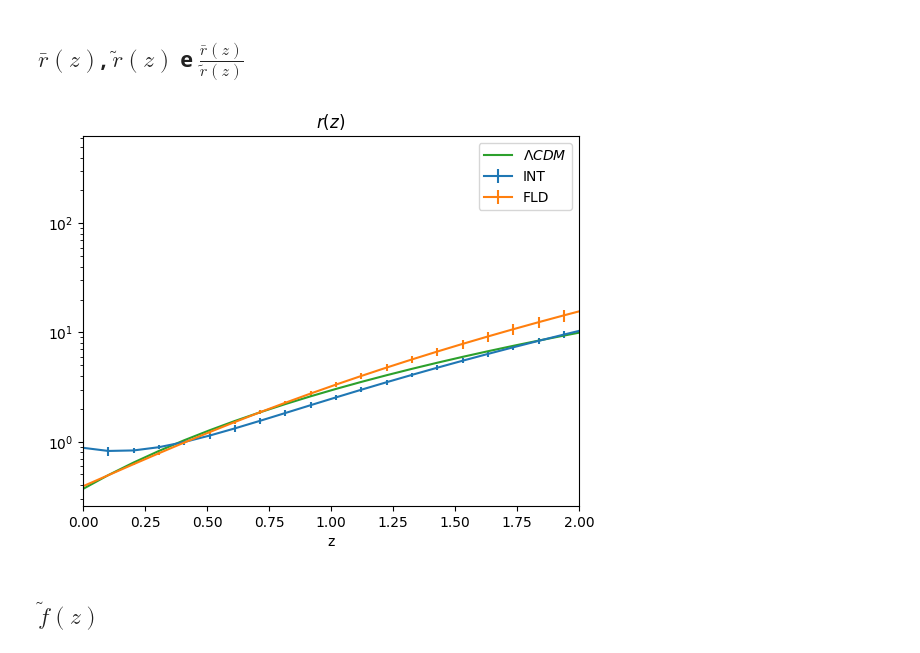
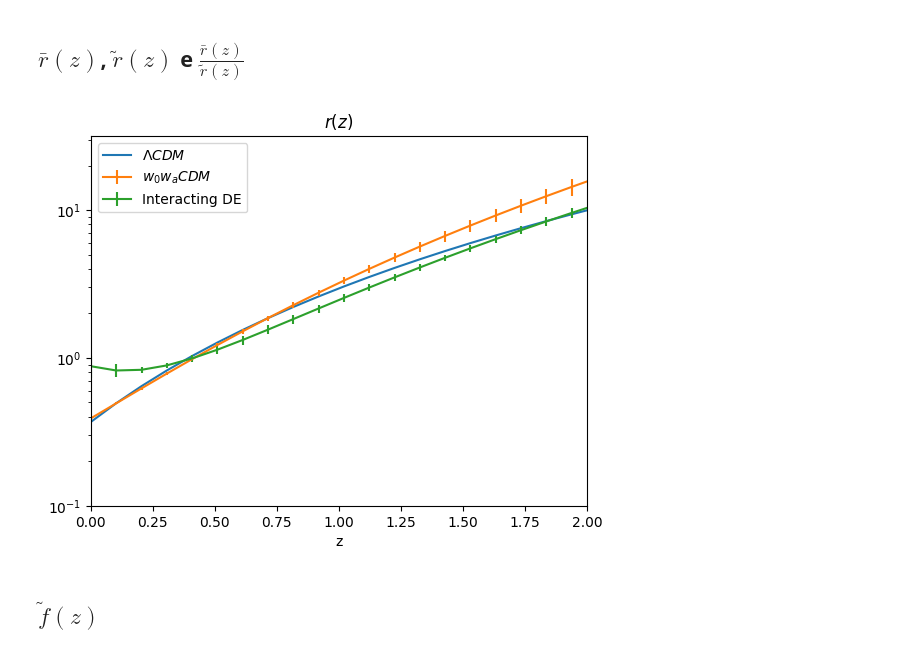
Before and after one commit to Diismas19/dark-degeneracy, a Jupyter notebook: coding/plots.ipynb, the cells around one changed output. Saved outputs shown, nothing was run; the diff lists cells and outputs as text; code cells hidden in the pictures.

```diff
--- a/coding/plots.ipynb
+++ b/coding/plots.ipynb
@@ -72,7 +72,7 @@ g.export('triplot.pdf')
 # %% [markdown]
 ## Constants
 # %%
-# verificar os valores dos parametros com o valerio
+legend_labels=[r'$\Lambda CDM$',r'$w_0w_aCDM$','Interacting DE']
 
 def get_betstfit_param(model, param):
     with open('/home/vitor-petri/projects/cobaya/coding/bestfit.txt', 'r') as f:
@@ -226,38 +226,38 @@ for i in range(len(w0_int)):
 
 for i in range(len(w0_fld)):
     r_fld_values.append(r_fld(z,w0_fld[i],wa_fld[i]))
 
 for i in range(len(w0_int)):
     ratio_values.append(ratio(z,w0_fld[i],wa_fld[i],w0_int[i],wa_int[i]))
 
 r_fld_std=np.std(r_fld_values,axis=0)
 r_int_std=np.std(r_int_values,axis=0)
 ratio_std=np.std(ratio_values,axis=0)
 
-plt.figure(1)
-plt.errorbar(z,r_int(z,w0_int_bestfit,wa_int_bestfit),yerr=r_int_std,label='INT')
-plt.errorbar(z,r_fld(z,w0_fld_bestfit,wa_fld_bestfit),yerr=r_fld_std,label='FLD')
-plt.plot(z,r(z),label=r'$\Lambda CDM$')
+plt.plot(z,r(z),label=legend_labels[0])
+plt.errorbar(z,r_fld(z,w0_fld_bestfit,wa_fld_bestfit),yerr=r_fld_std,label=legend_labels[1])
+plt.errorbar(z,r_int(z,w0_int_bestfit,wa_int_bestfit),yerr=r_int_std,label=legend_labels[2])
 plt.xlabel('z')
 plt.title(r'$r(z)$')
 plt.yscale("log")
+plt.ylim(10e-2,10**1.5)
 plt.xlim(0,2)
 plt.legend()
 plt.savefig('r.pdf')
 plt.show()
 
 # plt.figure(2)
 # plt.errorbar(z,ratio(z,w0_fld_bestfit,wa_fld_bestfit,w0_int_bestfit,wa_int_bestfit),yerr=ratio_std,label='INT')
 # plt.plot(z,r(z)/r(z),label=r'$\Lambda CDM$')
 # plt.xlabel('z')
 # plt.title(r'$\bar{r}(z)/\tilde{r}(z)$')
 # plt.yscale("log")
 # plt.xlim(0,2)
 # plt.legend()
 # plt.savefig('ratio.pdf')
 # plt.show()
 # %% [output]
-[figure, old version]
+[figure, new version]
 # %% [markdown]
 ## $\tilde{f}(z)$
 # %%
```
Also changed, not shown: parts of 5 cells of this notebook, 9 other files.
